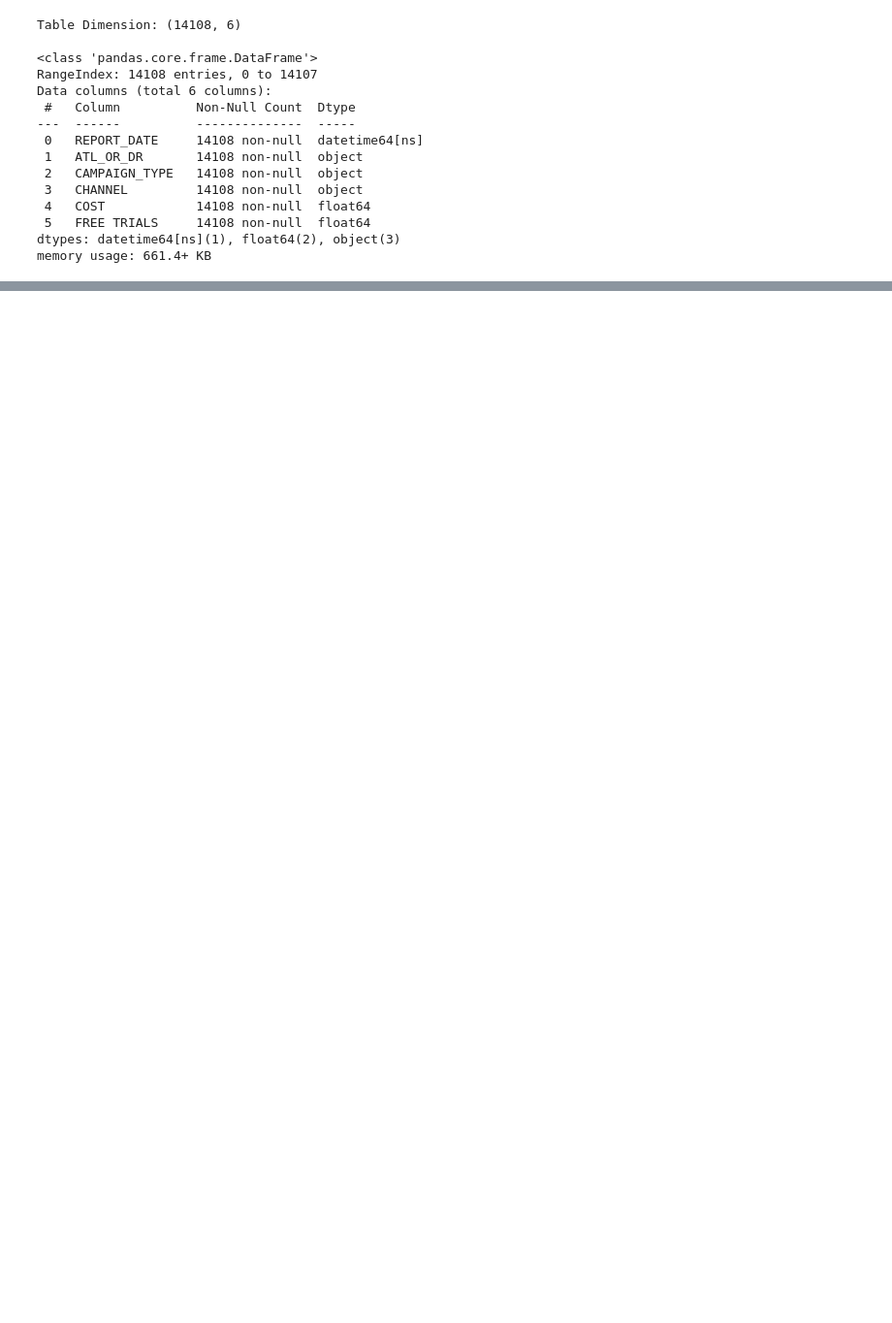
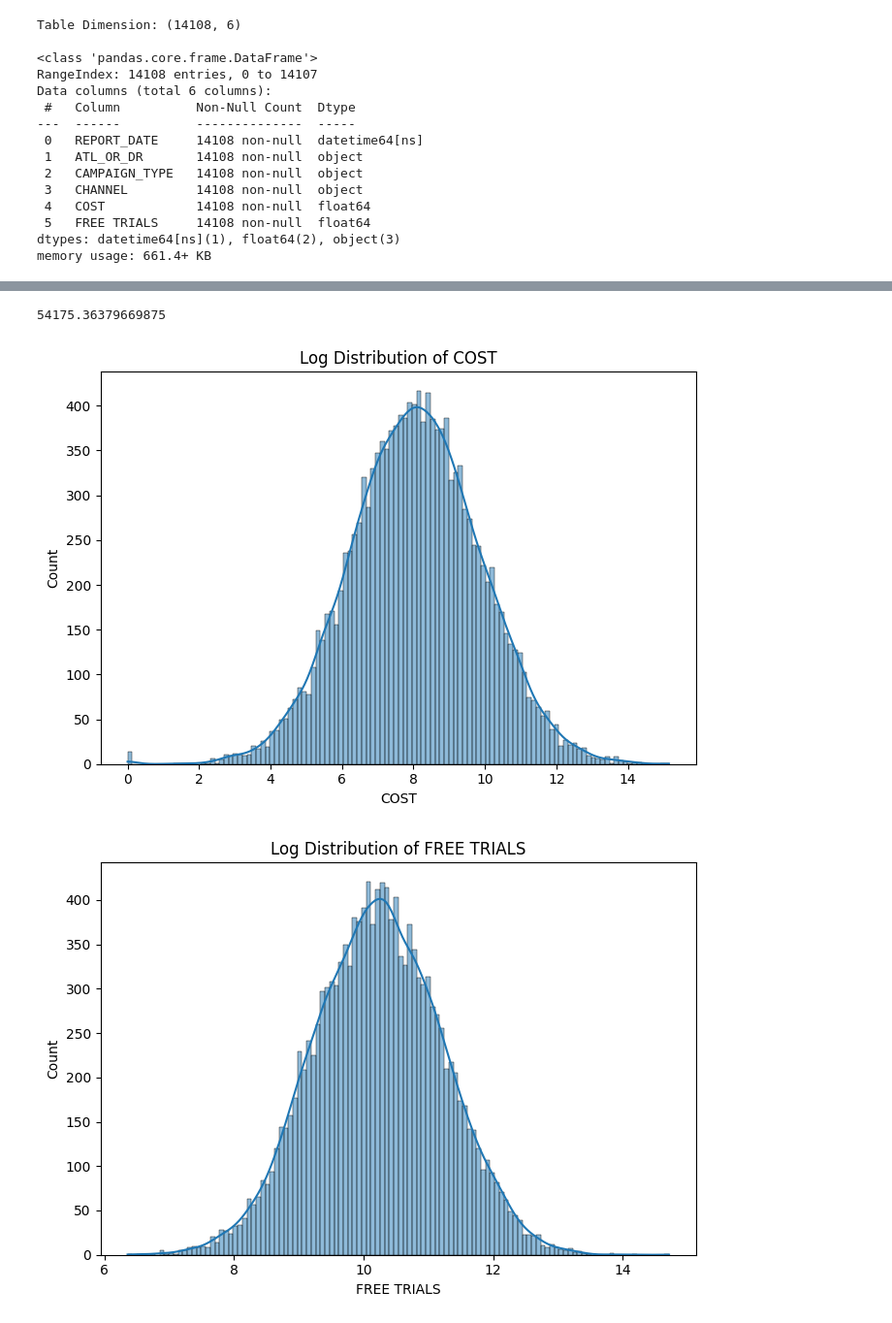
Before and after one commit to 11echeng/free-trial-analysis, a Jupyter notebook: src/notebook/paramount_eda_v1.ipynb, the cells around one changed output, grey strips where cells are left out. Shown at 97% size. Drawn from its saved outputs; the diff is of its cells as text; code cells hidden in the pictures; blank space fills up the shorter version.

```diff
--- a/src/notebook/paramount_eda_v1.ipynb
+++ b/src/notebook/paramount_eda_v1.ipynb
@@ -54,0 +208,57 @@ memory usage: 661.4+ KB
+# %%
+np.exp(10.90)-1
+# %% [output]
+54175.36379669875
+# %%
+'''
+Single Variation Log Analysis using Histogram/BoxPlots:
+
+1. 'LOG_COST' Observations/Thoughts/Tasks:
+    a. Log transformation is a suitible technique to ensure our data is normally distributed, which longer violates linear regression
+    assumptions.
+    b. 'COST' median/mean: $3,000 -> normally distribution | 25%: $950 | 75%: $10,600
+    c. We have extreme outliers happening at both tails of the data and with large densities. While the left tail that might be fine
+    because cost is minimal, the right tail might provide opportunities to reduce expenses or determine a more efficient campaign
+    strategy
+    d. Variance is smaller from 0-25% range; but drastically increases with higher costs.
+
+2.  'LOG_FREE TRIALS' Observations/Thoughts/Tasks:
+    a. Log transformation is a suitible technique to ensure our data is normally distributed, which longer violates linear regression
+    assumptions.
+    b. 'FREE TRIALS' median/mean: 22,000 -> normally distribution | 25%: 13,903 | 75%: 54,000
+    c. We have extreme outliers happening at both tails of the data and with large densities. Both tails would be worth looking into. For
+    the right tail, you can see how many of the free trials became new customers to quantify the success of running the free trial campaign.
+    Also, we could explore why we have such low generations of free trials.
+    d. Variance is smaller from 0-25% range; but drastically increases more free trials.
+
+3. Action Items:
+    a. Using the log percentiles to segment the data for further analysis.
+    B. Create Covariation Analysis with 'LOG_COST' and 'LOG_FREE TRIALS' using a scatterplot. - DONE
+'''
+for quant_col in quantitative:
+    plt.figure(figsize=(7, 5))
+    log_transformed = np.log1p(df[quant_col])
+    df[f'{quant_col}_log'] = log_transformed
+    sns.histplot(log_transformed, kde=True, bins=118)
+    plt.title(f'Log Distribution of {quant_col}')
+    plt.tight_layout()
+    plt.show()
+
+for col in quantitative:
+    plt.figure(figsize=(7, 5))
+    sns.boxplot(x=df[f'{col}_log'], data=df)
+    plt.title(f'Box plot of {col}_log distribution')
+    plt.tight_layout()
+    plt.show()
+
+for col in quantitative:
+    plt.figure(figsize=(7, 5))
+    sns.boxplot(x=col, data=df, showfliers=False)
+    plt.title(f'Box plot of {col} distribuition without outliers')
+    plt.tight_layout()
+    plt.show()
+
+df[['COST_log','FREE TRIALS_log']].describe()
+# %% [output]
+[figure, added]
+[figure, added]
```
Also changed, not shown: parts of 9 cells of this notebook.
